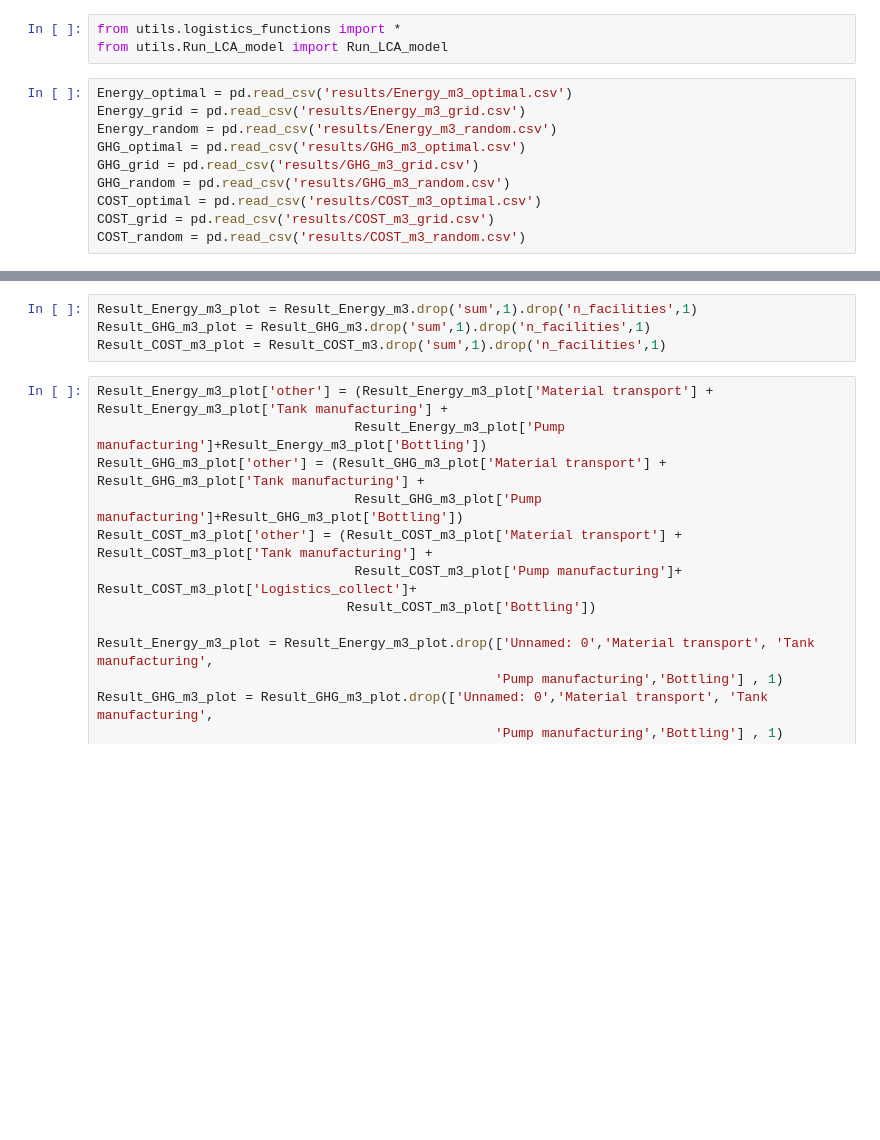
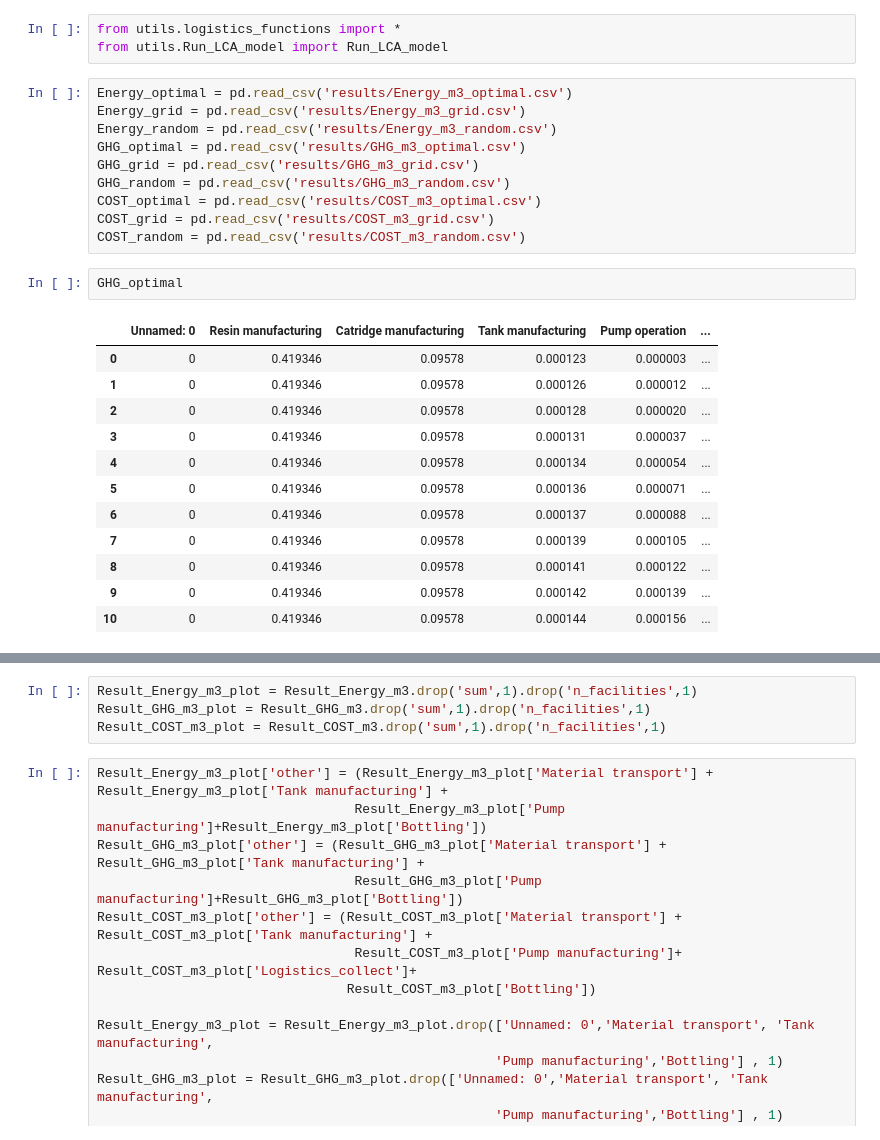
Before and after one commit to okavvada/Urine-Project, a Jupyter notebook: Plot_LCA_model.ipynb, the cells around one changed output, grey strips where cells are left out. Drawn from its saved outputs; the diff is of its cells as text; blank space fills up the shorter version.

```diff
--- a/Plot_LCA_model.ipynb
+++ b/Plot_LCA_model.ipynb
@@ -20,3 +20,18 @@ GHG_random = pd.read_csv('results/GHG_m3_random.csv')
 COST_optimal = pd.read_csv('results/COST_m3_optimal.csv')
 COST_grid = pd.read_csv('results/COST_m3_grid.csv')
 COST_random = pd.read_csv('results/COST_m3_random.csv')
+# %%
+GHG_optimal
+# %% [output]
+|  | Unnamed: 0 | Resin manufacturing | Catridge manufacturing | Tank manufacturing | Pump operation | ... |
+| 0 | 0 | 0.419346 | 0.09578 | 0.000123 | 0.000003 | ... |
+| 1 | 0 | 0.419346 | 0.09578 | 0.000126 | 0.000012 | ... |
+| 2 | 0 | 0.419346 | 0.09578 | 0.000128 | 0.000020 | ... |
+| 3 | 0 | 0.419346 | 0.09578 | 0.000131 | 0.000037 | ... |
+| 4 | 0 | 0.419346 | 0.09578 | 0.000134 | 0.000054 | ... |
+| 5 | 0 | 0.419346 | 0.09578 | 0.000136 | 0.000071 | ... |
+| 6 | 0 | 0.419346 | 0.09578 | 0.000137 | 0.000088 | ... |
+| 7 | 0 | 0.419346 | 0.09578 | 0.000139 | 0.000105 | ... |
+| 8 | 0 | 0.419346 | 0.09578 | 0.000141 | 0.000122 | ... |
+| 9 | 0 | 0.419346 | 0.09578 | 0.000142 | 0.000139 | ... |
+| 10 | 0 | 0.419346 | 0.09578 | 0.000144 | 0.000156 | ... |
```
Also changed, not shown: parts of 12 cells of this notebook, 6 other files.
